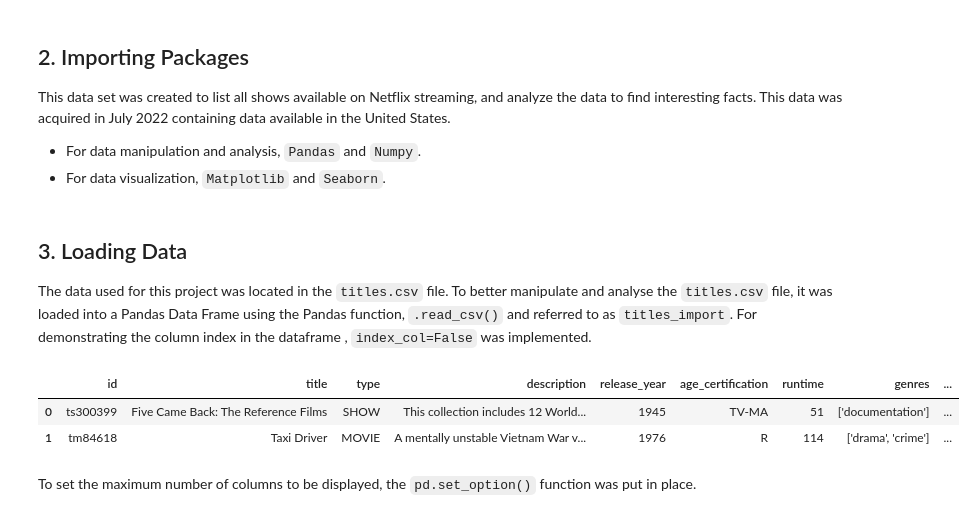
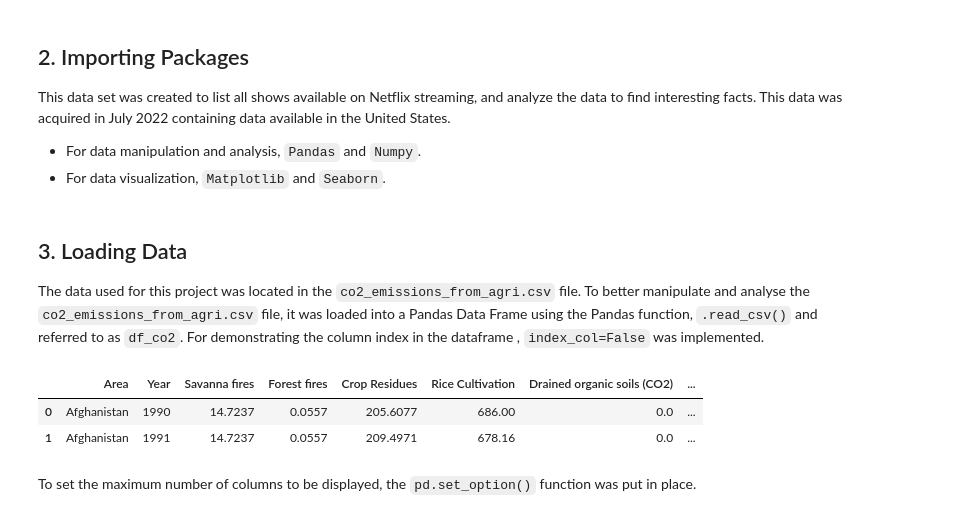
Before and after one commit to AlanJDean/2401PTDS_Regression_Project, a Jupyter notebook: Project starting point.ipynb, the cells around one changed output. Cells and saved outputs as stored; diff of their text form; code cells hidden in the pictures.

```diff
--- a/Project starting point.ipynb
+++ b/Project starting point.ipynb
@@ -89,15 +109,15 @@ warnings.filterwarnings('ignore')
 # %% [markdown]
 ## 3. Loading Data <a class="anchor" id="chapter3"></a>
 
-The data used for this project was located in the `titles.csv` file. To better manipulate and analyse the `titles.csv` file, it was loaded into a Pandas Data Frame using the Pandas function, `.read_csv()` and referred to as `titles_import`. For demonstrating the column index in the dataframe , `index_col=False` was implemented.
+The data used for this project was located in the `co2_emissions_from_agri.csv` file. To better manipulate and analyse the `co2_emissions_from_agri.csv` file, it was loaded into a Pandas Data Frame using the Pandas function, `.read_csv()` and referred to as `df_co2`. For demonstrating the column index in the dataframe , `index_col=False` was implemented.
 # %%
 # loading dataset
-df = pd.read_csv("netflix.csv", index_col=False)
-df.head(2)
+df_co2 = pd.read_csv("co2_emissions_from_agri.csv", index_col=False)
+df_co2.head(2)
 # %% [output]
-|  | id | title | type | description | release_year | age_certification | runtime | genres | ... |
-| 0 | ts300399 | Five Came Back: The Reference Films | SHOW | This collection includes 12 World... | 1945 | TV-MA | 51 | ['documentation'] | ... |
-| 1 | tm84618 | Taxi Driver | MOVIE | A mentally unstable Vietnam War v... | 1976 | R | 114 | ['drama', 'crime'] | ... |
+|  | Area | Year | Savanna fires | Forest fires | Crop Residues | Rice Cultivation | Drained organic soils (CO2) | ... |
+| 0 | Afghanistan | 1990 | 14.7237 | 0.0557 | 205.6077 | 686.00 | 0.0 | ... |
+| 1 | Afghanistan | 1991 | 14.7237 | 0.0557 | 209.4971 | 678.16 | 0.0 | ... |
 # %% [markdown]
 To set the maximum number of columns to be displayed, the `pd.set_option()` function was put in place.
 # %%
```
Also changed, not shown: parts of 43 cells of this notebook.
